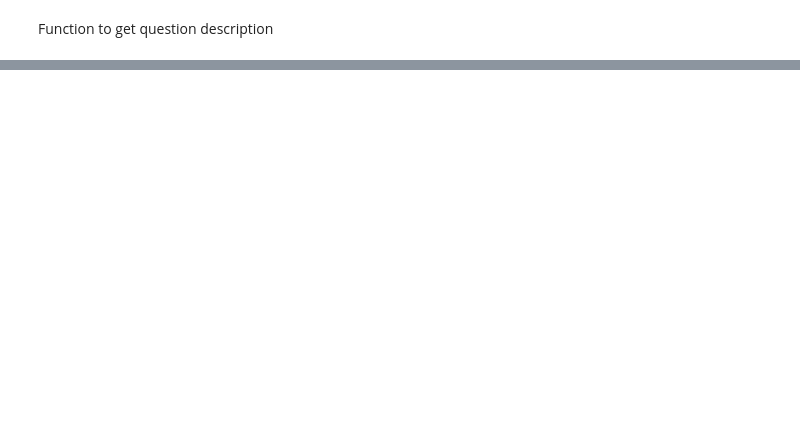
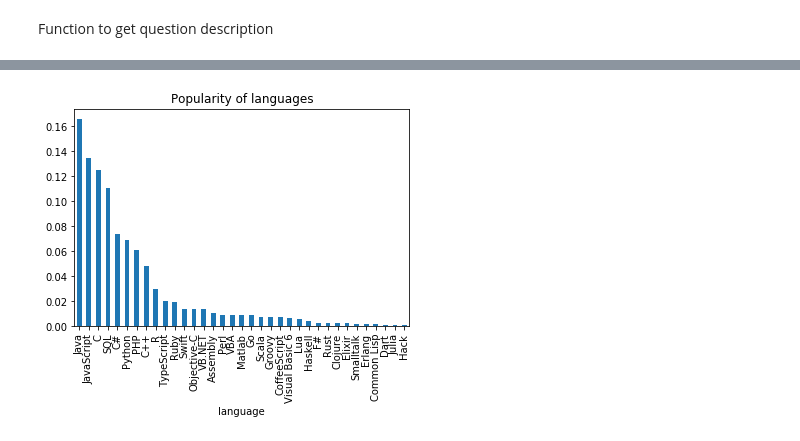
Before and after one commit to naveedrafi42/DS-Blog, a Jupyter notebook: Notebooks/project-notebook-Q2.ipynb, the cells around one changed output, grey strips where cells are left out. Saved outputs shown, nothing was run; the diff lists cells and outputs as text; code cells hidden in the pictures; blank space fills up the shorter version.

```diff
--- a/Notebooks/project-notebook-Q2.ipynb
+++ b/Notebooks/project-notebook-Q2.ipynb
@@ -268,0 +132,32 @@ plt.title("Audio Environment");
+# %%
+
+# we can take any list as both are same
+possible_vals = worked_languages
+
+def clean_and_plot(df, column_name, title='Popularity of languages', plot=True):
+    '''
+    INPUT
+        df - a dataframe holding the CousinEducation column
+        title - string the title of your plot
+        axis - axis object
+        plot - bool providing whether or not you want a plot back
+
+    OUTPUT
+        study_df - a dataframe with the count of how many individuals
+        Displays a plot of pretty things related to the CousinEducation column.
+    '''
+    study = df[column_name].value_counts().reset_index()
+    study.rename(columns={'index': 'language', column_name: 'count'}, inplace=True)
+    study_df = total_count(study, 'language', 'count', possible_vals)
+
+    study_df.set_index('language', inplace=True)
+    if plot:
+        (study_df/study_df.sum()).plot(kind='bar', legend=None);
+        plt.title(title);
+        plt.show()
+    props_study_df = study_df/study_df.sum()
+    return props_study_df
+
+top_languages_now = clean_and_plot(survey_df_drop_worked, column_name='HaveWorkedLanguage')
+# %% [output]
+[figure, added]
```
Also changed, not shown: parts of 31 cells of this notebook, 1 other file.
